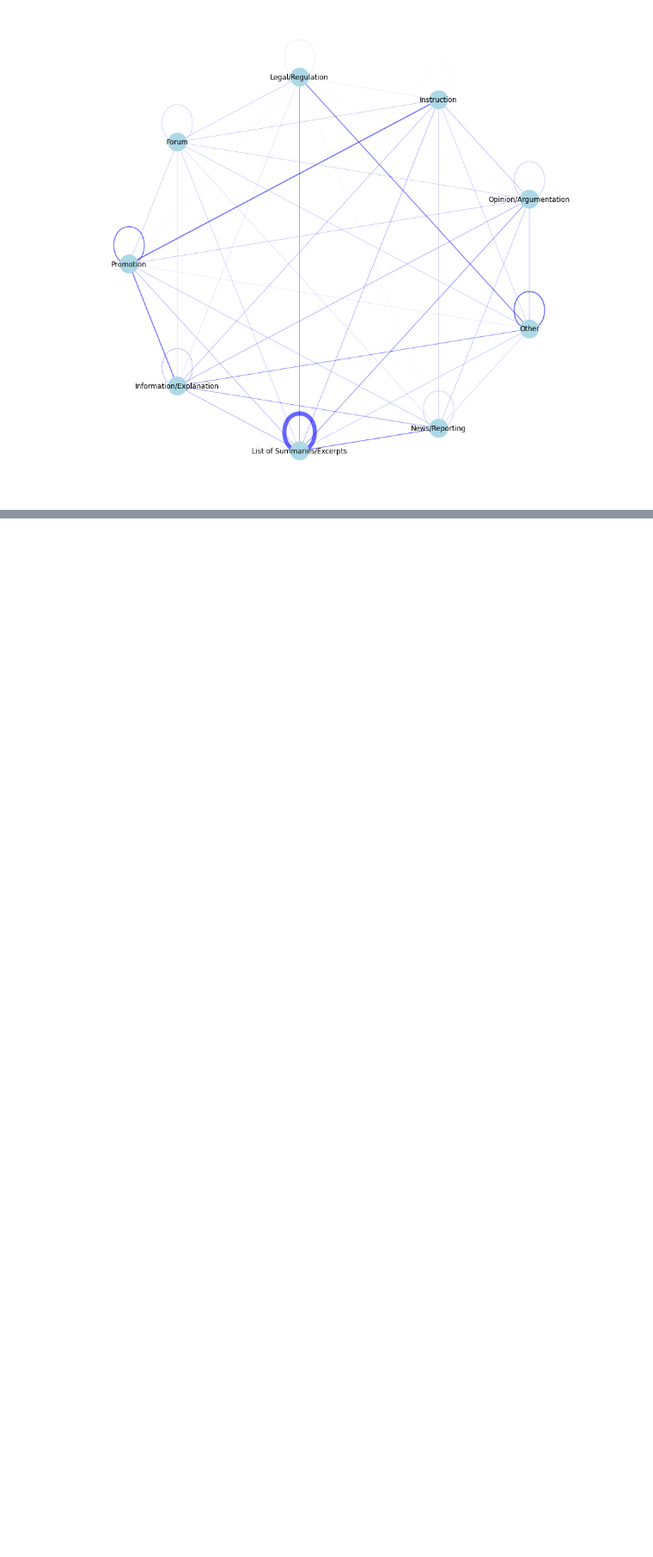
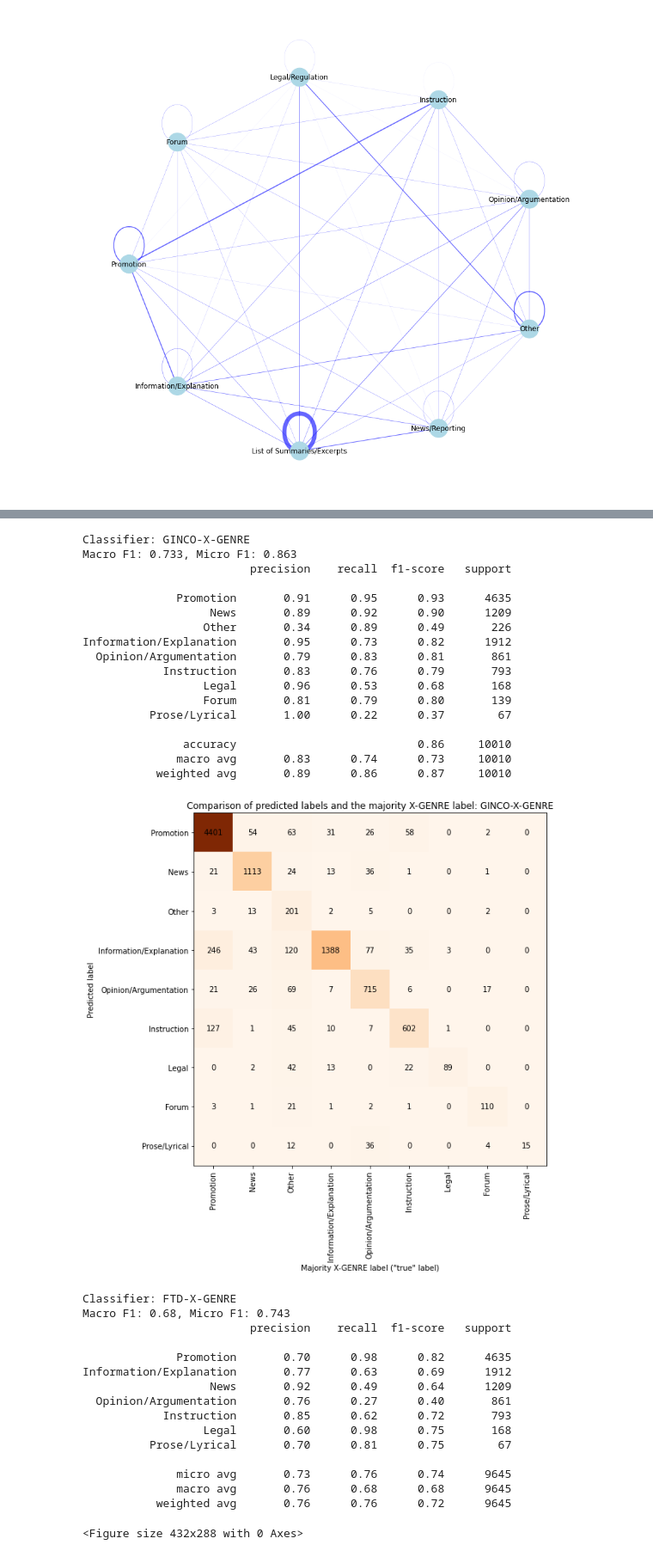
Before and after one commit to TajaKuzman/Genre-Datasets-Comparison, a Jupyter notebook: 6.2-Label-comparison-per-domain-MaCoCu-sample.ipynb, the cells around one changed output, grey strips where cells are left out. Shown at 86% size. Drawn from its saved outputs; the diff is of its cells as text; code cells hidden in the pictures; blank space fills up the shorter version.

Commit message:
Update - comparison between X-GENRE classifiers

```diff
--- a/6.2-Label-comparison-per-domain-MaCoCu-sample.ipynb
+++ b/6.2-Label-comparison-per-domain-MaCoCu-sample.ipynb
@@ -919 +921,3 @@ plt.show()
 Focus only on X-genre and assume the domain label to be the one that has been chosen most by ALL classifiers, calculate F1, (microF1, macroF1)
+# %%
+x_genre_classifiers = ["GINCO-X-GENRE", "FTD-X-GENRE", "CORE-X-GENRE", "X-GENRE"]
@@ -919,0 +947,5 @@ Focus only on X-genre and assume the domain label to be the one that has been ch
+# %%
+# Create a list of X-GENRE labels
+majority_label_list = list(zip(list(corpus["GINCO-X-GENRE"]), list(corpus["FTD-X-GENRE"]), list(corpus["CORE-X-GENRE"]), list(corpus["X-GENRE"])))
+
+majority_label_list[:3]
@@ -919,0 +956,4 @@ Focus only on X-genre and assume the domain label to be the one that has been ch
+# %%
+# Find the most frequent X-GENRE label out of the 4 X-GENRE labels by using the multimode function
+majority_label_counter_list = [multimode(x) for x in majority_label_list]
+majority_label_counter_list[:3]
@@ -919,0 +962,19 @@ Focus only on X-genre and assume the domain label to be the one that has been ch
+# %%
+# Create the final list. If there is a tie, add information about that to a specific list and randomly choice the most frequent value
+majority_label = []
+majority_label_tie = []
+
+for i in majority_label_counter_list:
+	if len(i) == 1:
+		majority_label.append(i[0])
+		majority_label_tie.append("no")
+	else:
+		majority_label.append(random.choice(i))
+		majority_label_tie.append("yes")
+
+print(majority_label[:3])
+print(majority_label_tie[:3])
+
+# Add the lists to the dataframe
+corpus["X-GENRE-majority-label"] = majority_label
+corpus["X-GENRE-majority-label-tie"] = majority_label_tie
@@ -919,0 +1060,47 @@ Focus only on X-genre and assume the domain label to be the one that has been ch
+# %%
+results_dict_x_genre= {'Classifier': [], 'Macro F1': [], 'Micro F1': [], 'Macro precision': [], 'Macro recall': []}
+
+for classifier in x_genre_classifiers:
+	results_report = scores_based_on_majority_label(classifier)
+	results_dict_x_genre['Classifier'].append(results_report["classifier"])
+	results_dict_x_genre['Macro F1'].append(results_report['Macro F1'])
+	results_dict_x_genre['Micro F1'].append(results_report['Micro F1'])
+	results_dict_x_genre['Macro precision'].append(results_report['Macro precision'])
+	results_dict_x_genre['Macro recall'].append(results_report['Macro recall'])
+
+results_dict_x_genre
+# %% [output]
+Classifier: GINCO-X-GENRE
+Macro F1: 0.733, Micro F1: 0.863
+                         precision    recall  f1-score   support
+
+              Promotion       0.91      0.95      0.93      4635
+                   News       0.89      0.92      0.90      1209
+                  Other       0.34      0.89      0.49       226
+Information/Explanation       0.95      0.73      0.82      1912
+  Opinion/Argumentation       0.79      0.83      0.81       861
+            Instruction       0.83      0.76      0.79       793
+                  Legal       0.96      0.53      0.68       168
+                  Forum       0.81      0.79      0.80       139
+          Prose/Lyrical       1.00      0.22      0.37        67
+
+               accuracy                           0.86     10010
+              macro avg       0.83      0.74      0.73     10010
+           weighted avg       0.89      0.86      0.87     10010
+[figure, added]
+Classifier: FTD-X-GENRE
+Macro F1: 0.68, Micro F1: 0.743
+                         precision    recall  f1-score   support
+
+              Promotion       0.70      0.98      0.82      4635
+Information/Explanation       0.77      0.63      0.69      1912
+                   News       0.92      0.49      0.64      1209
+  Opinion/Argumentation       0.76      0.27      0.40       861
+            Instruction       0.85      0.62      0.72       793
+                  Legal       0.60      0.98      0.75       168
+          Prose/Lyrical       0.70      0.81      0.75        67
+
+              micro avg       0.73      0.76      0.74      9645
+              macro avg       0.76      0.68      0.68      9645
+           weighted avg       0.76      0.76      0.72      9645
+<Figure size 432x288 with 0 Axes>
```
Also changed, not shown: parts of 21 cells of this notebook, 9 other files.
